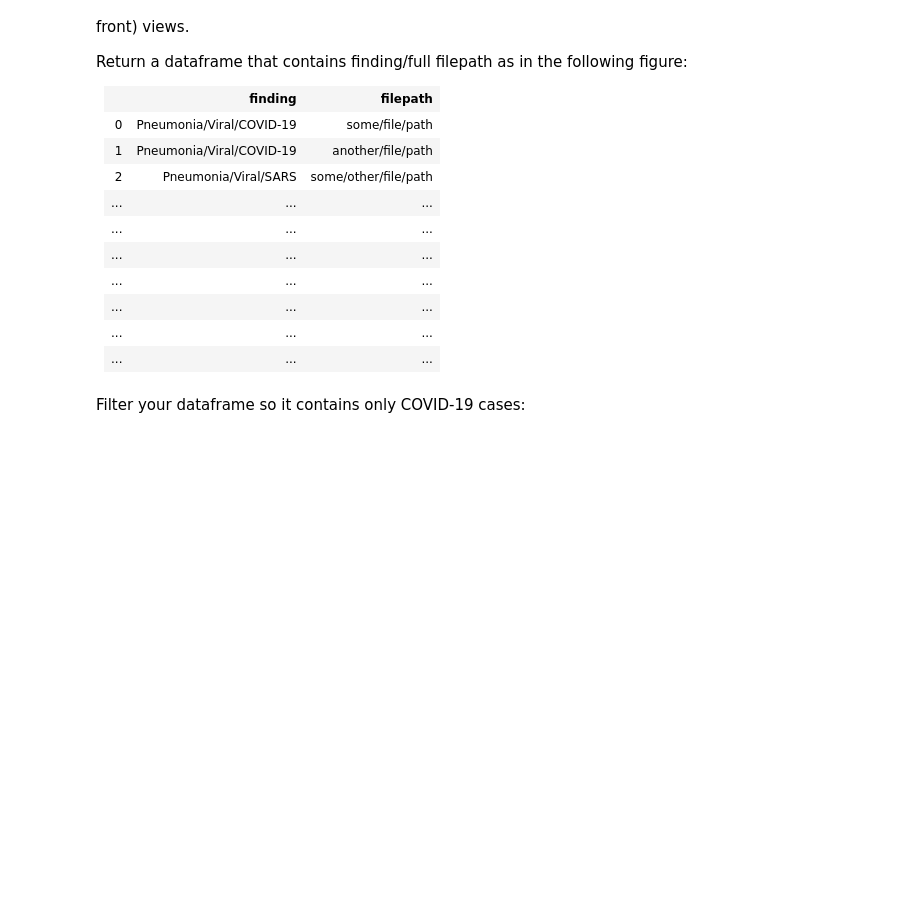
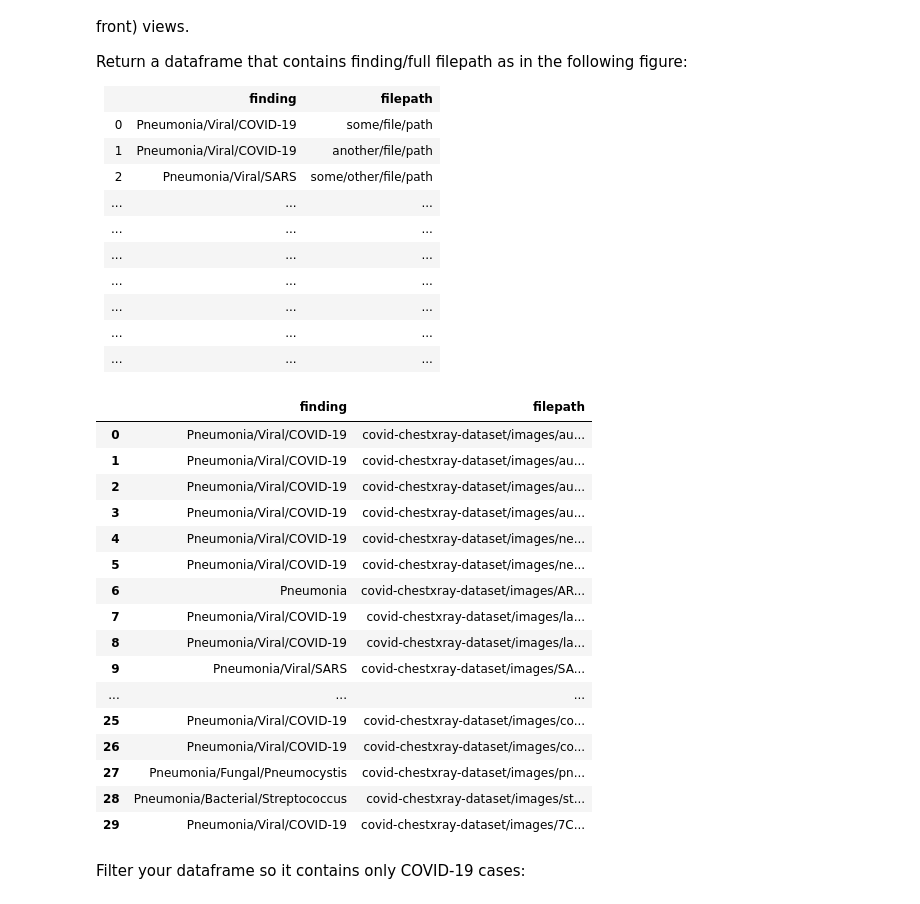
Before and after one commit to amirnadaBGU/deeplearningEE_hw2, a Jupyter notebook: Assignment_2_COVID_19.ipynb, the cells around one changed output. Drawn from its saved outputs; the diff is of its cells as text; code cells hidden in the pictures; blank space fills up the shorter version.

```diff
--- a/Assignment_2_COVID_19.ipynb
+++ b/Assignment_2_COVID_19.ipynb
@@ -153,2 +197,38 @@ Return a dataframe that contains finding/full filepath as in the following figur
+# %%
+# Initialize an empty list to collect rows
+filtered_entries = []
+
+for _, entry in covid_metadata.iterrows():
+    if entry['view'] != "PA":
+        continue
+    filepath = f"covid-chestxray-dataset/{entry['folder']}/{entry['filename']}"
+    filtered_entries.append({
+        "finding": entry['finding'],
+        "filepath": filepath
+    })
+
+# Create the DataFrame after filtering
+filtered_db = pd.DataFrame(filtered_entries)
+
+# Show new dataframe
+filtered_db.head(30)
+# %% [output]
+|  | finding | filepath |
+| 0 | Pneumonia/Viral/COVID-19 | covid-chestxray-dataset/images/au... |
+| 1 | Pneumonia/Viral/COVID-19 | covid-chestxray-dataset/images/au... |
+| 2 | Pneumonia/Viral/COVID-19 | covid-chestxray-dataset/images/au... |
+| 3 | Pneumonia/Viral/COVID-19 | covid-chestxray-dataset/images/au... |
+| 4 | Pneumonia/Viral/COVID-19 | covid-chestxray-dataset/images/ne... |
+| 5 | Pneumonia/Viral/COVID-19 | covid-chestxray-dataset/images/ne... |
+| 6 | Pneumonia | covid-chestxray-dataset/images/AR... |
+| 7 | Pneumonia/Viral/COVID-19 | covid-chestxray-dataset/images/la... |
+| 8 | Pneumonia/Viral/COVID-19 | covid-chestxray-dataset/images/la... |
+| 9 | Pneumonia/Viral/SARS | covid-chestxray-dataset/images/SA... |
+| ... | ... | ... |
+| 25 | Pneumonia/Viral/COVID-19 | covid-chestxray-dataset/images/co... |
+| 26 | Pneumonia/Viral/COVID-19 | covid-chestxray-dataset/images/co... |
+| 27 | Pneumonia/Fungal/Pneumocystis | covid-chestxray-dataset/images/pn... |
+| 28 | Pneumonia/Bacterial/Streptococcus | covid-chestxray-dataset/images/st... |
+| 29 | Pneumonia/Viral/COVID-19 | covid-chestxray-dataset/images/7C... |
 # %% [markdown]
 Filter your dataframe so it contains only COVID-19 cases:
```
Also changed, not shown: parts of 17 cells of this notebook.
